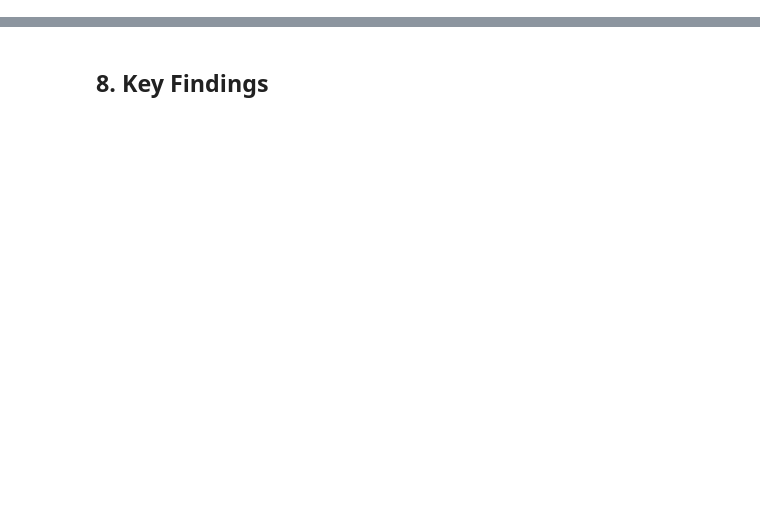
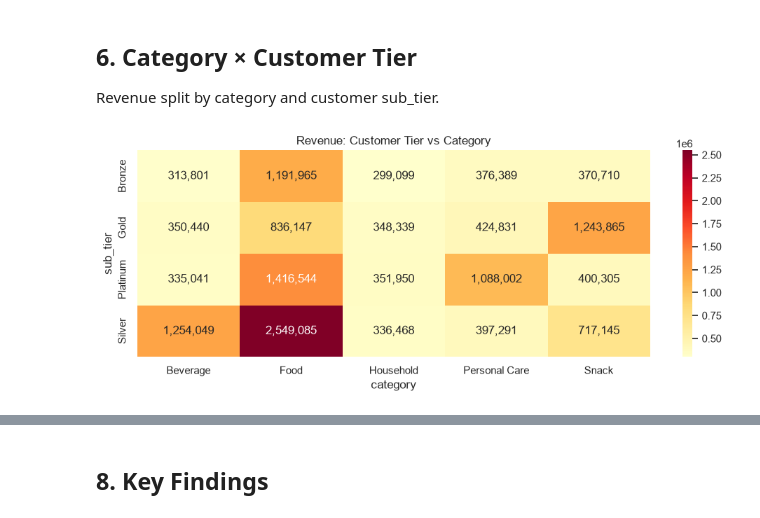
Before and after one commit to firstnapat/data-engineer-essential-code, a Jupyter notebook: 02_working_with_data/02_assignment/workshop_eda.ipynb, the cells around one changed output, grey strips where cells are left out. Cells and saved outputs as stored; diff of their text form; code cells hidden in the pictures; blank space fills up the shorter version.

```diff
--- a/02_working_with_data/02_assignment/workshop_eda.ipynb
+++ b/02_working_with_data/02_assignment/workshop_eda.ipynb
@@ -258,0 +164,15 @@ Price vs stock correlation: -0.469
+# %% [markdown]
+## 6. Category × Customer Tier
+
+Revenue split by category and customer sub_tier.
+# %%
+pivot = sales.pivot_table(values='subtotal', index='sub_tier', columns='category',
+                          aggfunc='sum', fill_value=0)
+
+plt.figure(figsize=(10, 4))
+sns.heatmap(pivot, annot=True, fmt=',.0f', cmap='YlOrRd')
+plt.title('Revenue: Customer Tier vs Category')
+plt.tight_layout()
+plt.show()
+# %% [output]
+[figure, added]
```
Also changed, not shown: parts of 45 cells of this notebook, 33 other files.
